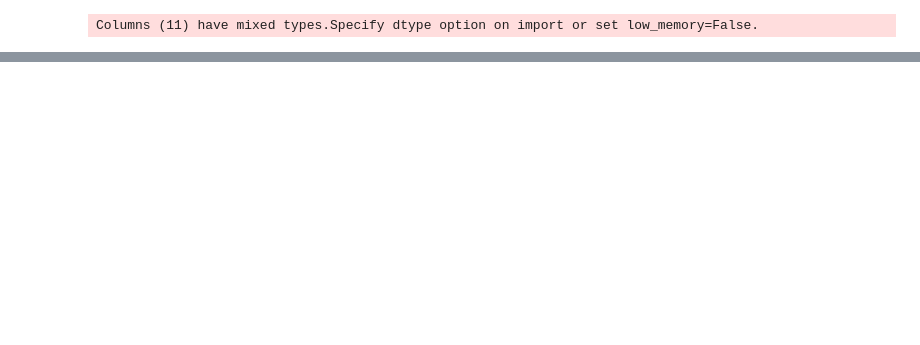
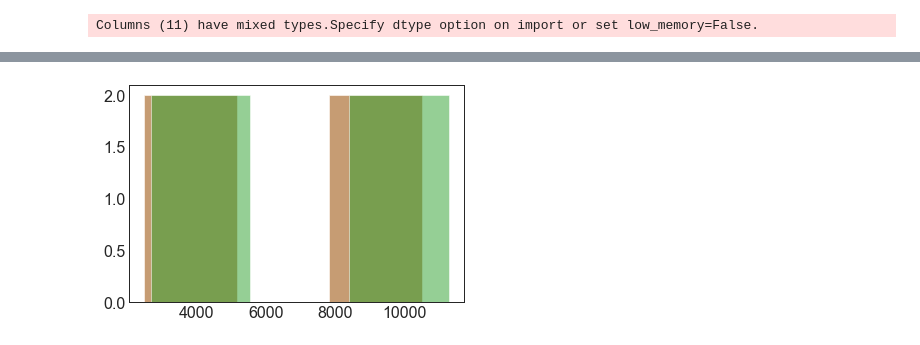
Before and after one commit to etcetera33/corona_falsification_detector, a Jupyter notebook: Main.ipynb, the cells around one changed output, grey strips where cells are left out. Cells and saved outputs as stored; diff of their text form; code cells hidden in the pictures; blank space fills up the shorter version.

Commit message:
#1 added visualization

```diff
--- a/Main.ipynb
+++ b/Main.ipynb
@@ -213,0 +148,13 @@ input_country_data
+# %%
+h1 = merged_data["Min deaths (best-case scenario)"]
+h2 = merged_data["Most likely deaths"]
+h3 = merged_data["Max deaths (Worst-case scenario)"]
+
+kwargs = dict(bins=3, alpha=0.5)
+
+plt.hist(h1, **kwargs)
+plt.hist(h2, **kwargs)
+plt.hist(h3, **kwargs)
+plt.show()
+# %% [output]
+[figure, added]
```
Also changed, not shown: parts of 8 cells of this notebook.
